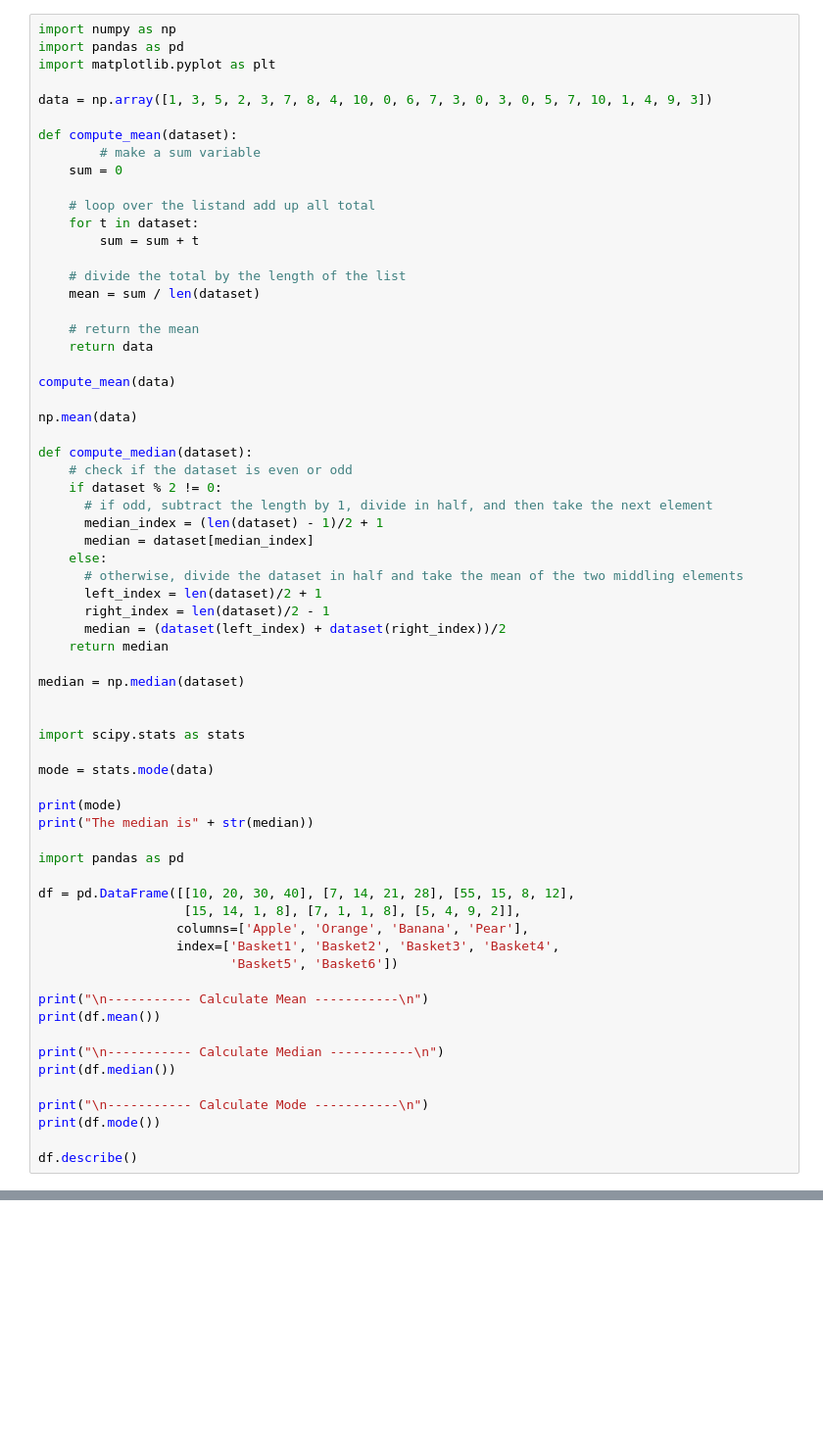
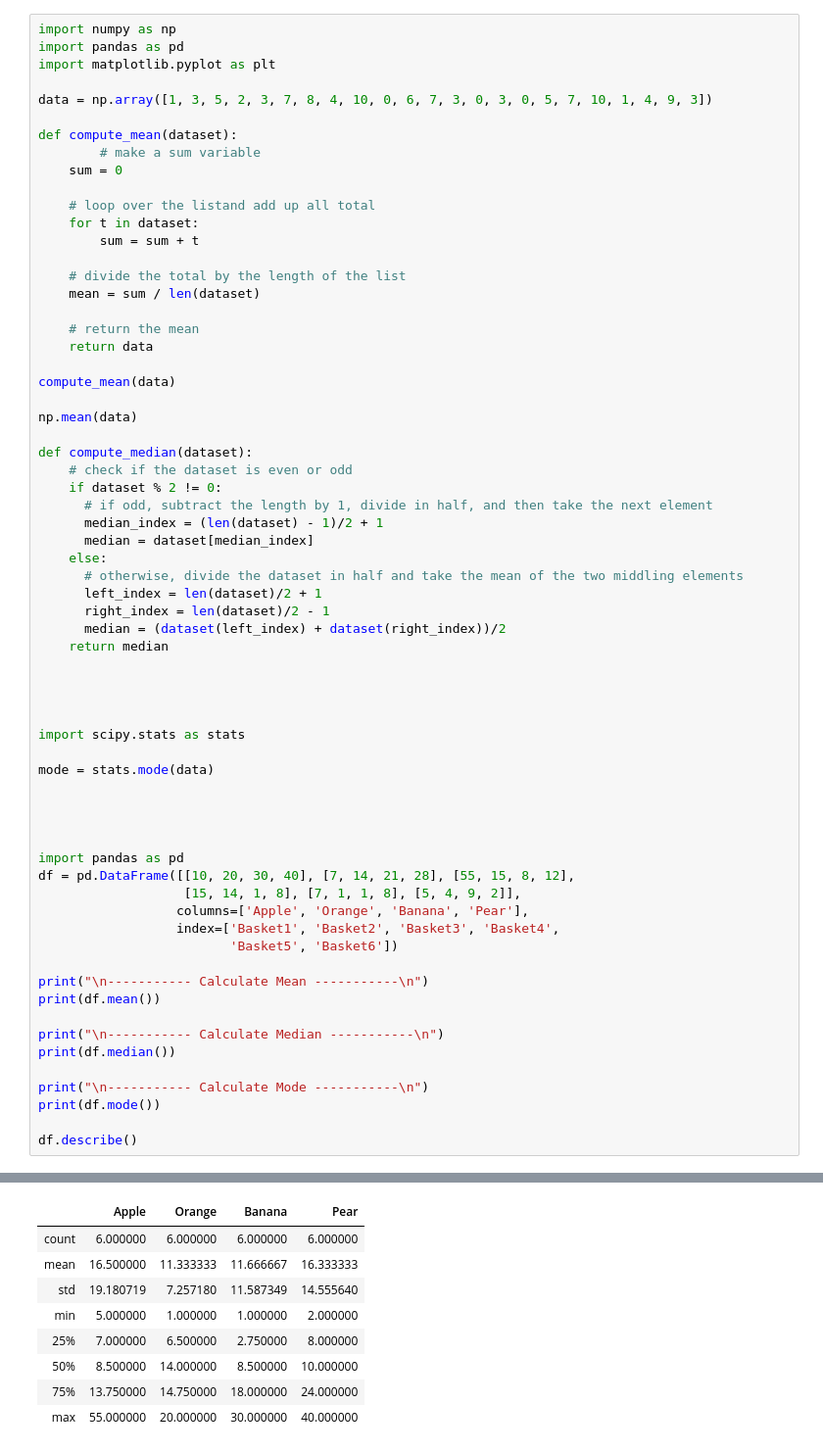
Before and after one commit to ljdutton2/data-science, a Jupyter notebook: Titanic/titanic-description.ipynb, the cells around one changed output, grey strips where cells are left out. Shown at 98% size. Cells and saved outputs as stored; diff of their text form; blank space fills up the shorter version.

```diff
--- a/Titanic/titanic-description.ipynb
+++ b/Titanic/titanic-description.ipynb
@@ -36,18 +36,17 @@ def compute_median(dataset):
       median = (dataset(left_index) + dataset(right_index))/2
     return median
 
-median = np.median(dataset)
+
 
 
 import scipy.stats as stats
 
 mode = stats.mode(data)
 
-print(mode)
-print("The median is" + str(median))
+
+
 
 import pandas as pd
-
 df = pd.DataFrame([[10, 20, 30, 40], [7, 14, 21, 28], [55, 15, 8, 12],
                    [15, 14, 1, 8], [7, 1, 1, 8], [5, 4, 9, 2]],
                   columns=['Apple', 'Orange', 'Banana', 'Pear'],
@@ -68,0 +87,9 @@ NameError: name 'dataset' is not defined
+|  | Apple | Orange | Banana | Pear |
+| count | 6.000000 | 6.000000 | 6.000000 | 6.000000 |
+| mean | 16.500000 | 11.333333 | 11.666667 | 16.333333 |
+| std | 19.180719 | 7.257180 | 11.587349 | 14.555640 |
+| min | 5.000000 | 1.000000 | 1.000000 | 2.000000 |
+| 25% | 7.000000 | 6.500000 | 2.750000 | 8.000000 |
+| 50% | 8.500000 | 14.000000 | 8.500000 | 10.000000 |
+| 75% | 13.750000 | 14.750000 | 18.000000 | 24.000000 |
+| max | 55.000000 | 20.000000 | 30.000000 | 40.000000 |
```
Also changed, not shown: parts of 7 cells of this notebook, 3 other files.
